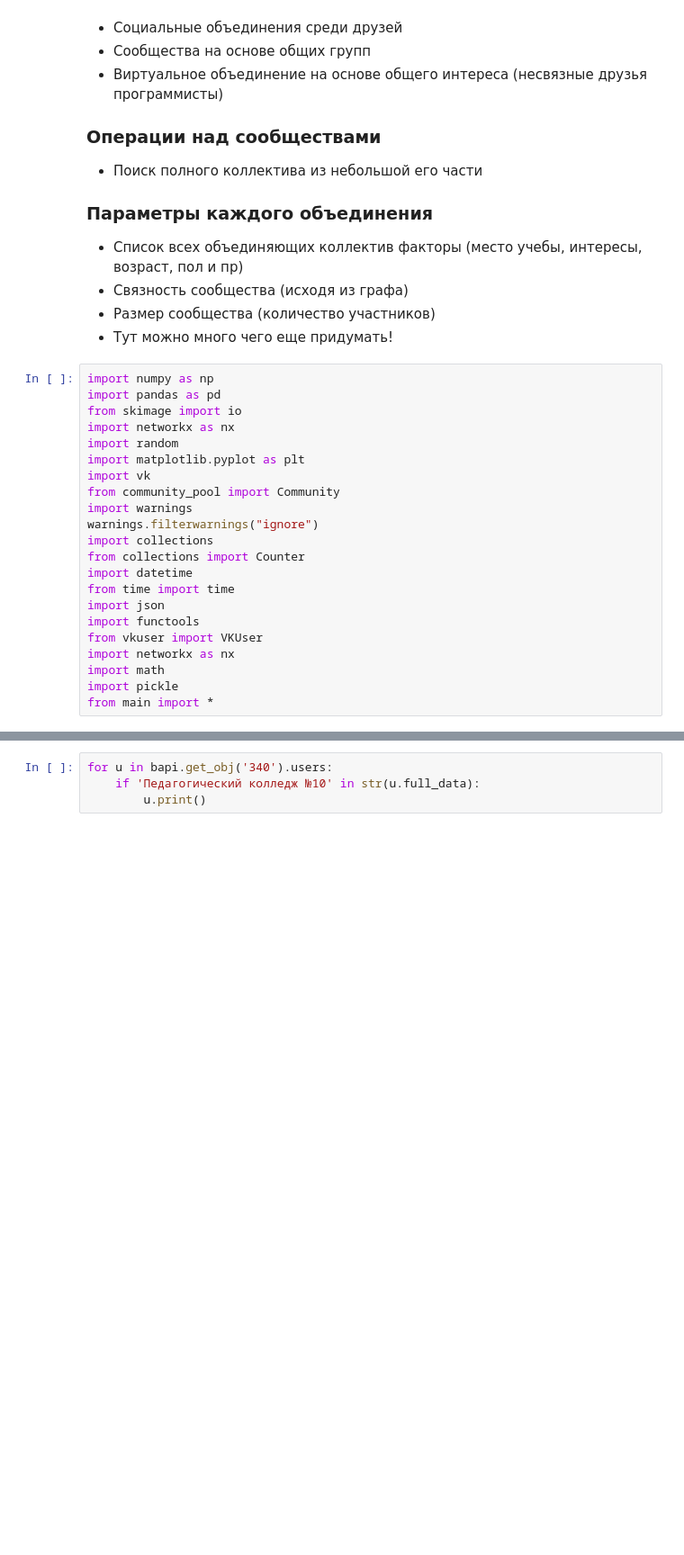
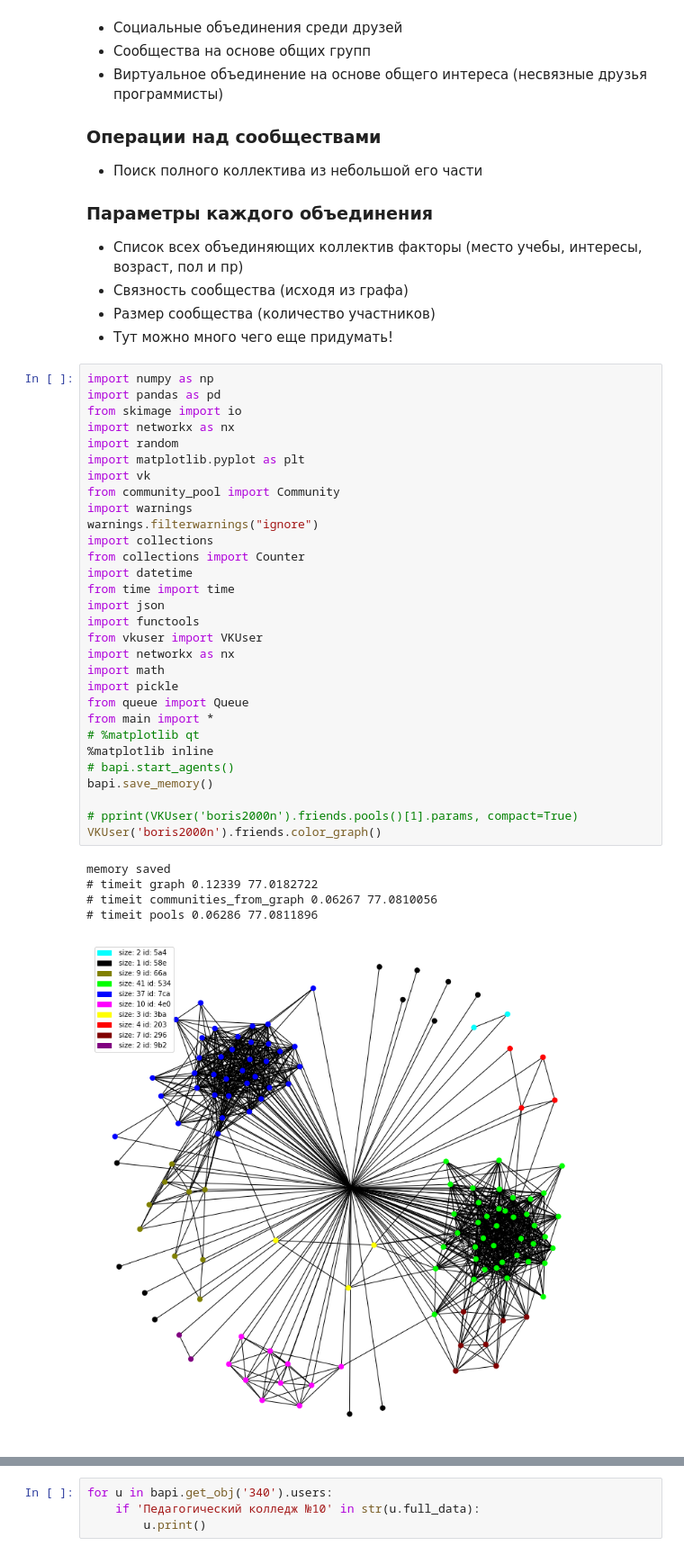
Before and after one commit to fivol/ntrail, a Jupyter notebook: backend/SocialSearch.ipynb, the cells around one changed output, grey strips where cells are left out. Shown at 90% size. Drawn from its saved outputs; the diff is of its cells as text; blank space fills up the shorter version.

Commit message:
inst added and community params done

```diff
--- a/backend/SocialSearch.ipynb
+++ b/backend/SocialSearch.ipynb
@@ -100,22 +100,36 @@ https://oauth.vk.com/authorize?client_id=7091370&scope=photos,audio,video,docs,n
 # %%
 import numpy as np
 import pandas as pd
 from skimage import io
 import networkx as nx
 import random
 import matplotlib.pyplot as plt
 import vk
 from community_pool import Community
 import warnings
 warnings.filterwarnings("ignore")
 import collections
 from collections import Counter
 import datetime
 from time import time
 import json
 import functools
 from vkuser import VKUser
 import networkx as nx
 import math
 import pickle
+from queue import Queue
 from main import *
+# %matplotlib qt
+%matplotlib inline
+# bapi.start_agents()
+bapi.save_memory()
+
+# pprint(VKUser('boris2000n').friends.pools()[1].params, compact=True)
+VKUser('boris2000n').friends.color_graph()
+# %% [output]
+memory saved
+# timeit graph 0.12339 77.0182722
+# timeit communities_from_graph 0.06267 77.0810056
+# timeit pools 0.06286 77.0811896
+[figure, added]
```
Also changed, not shown: parts of 32 cells of this notebook, 9 other files.
